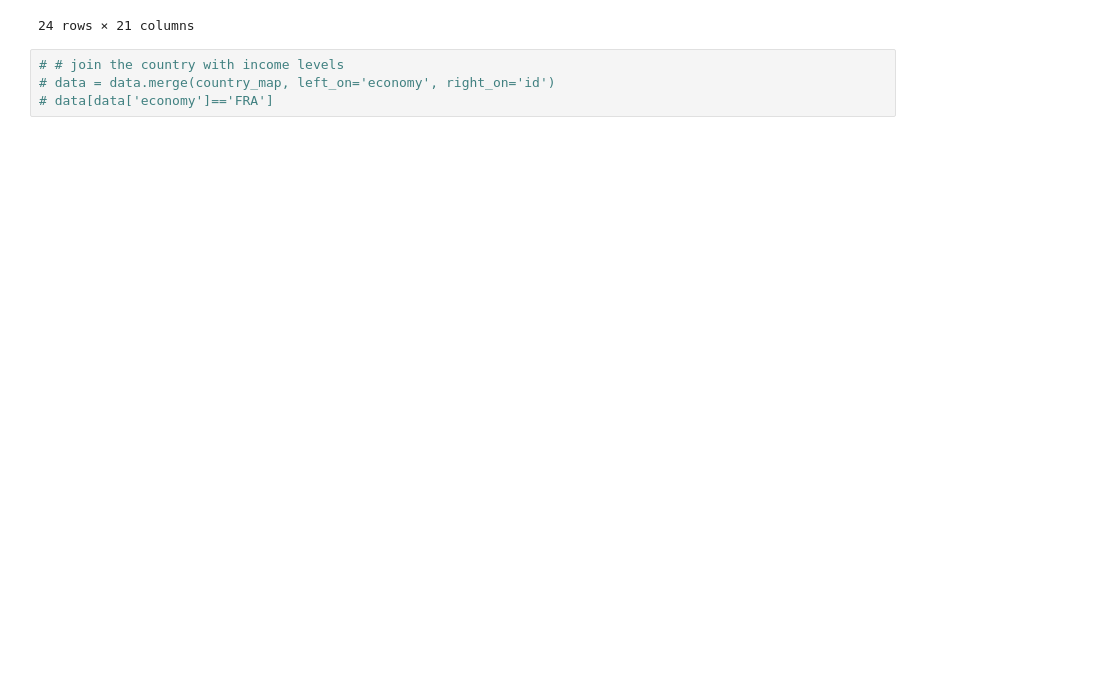
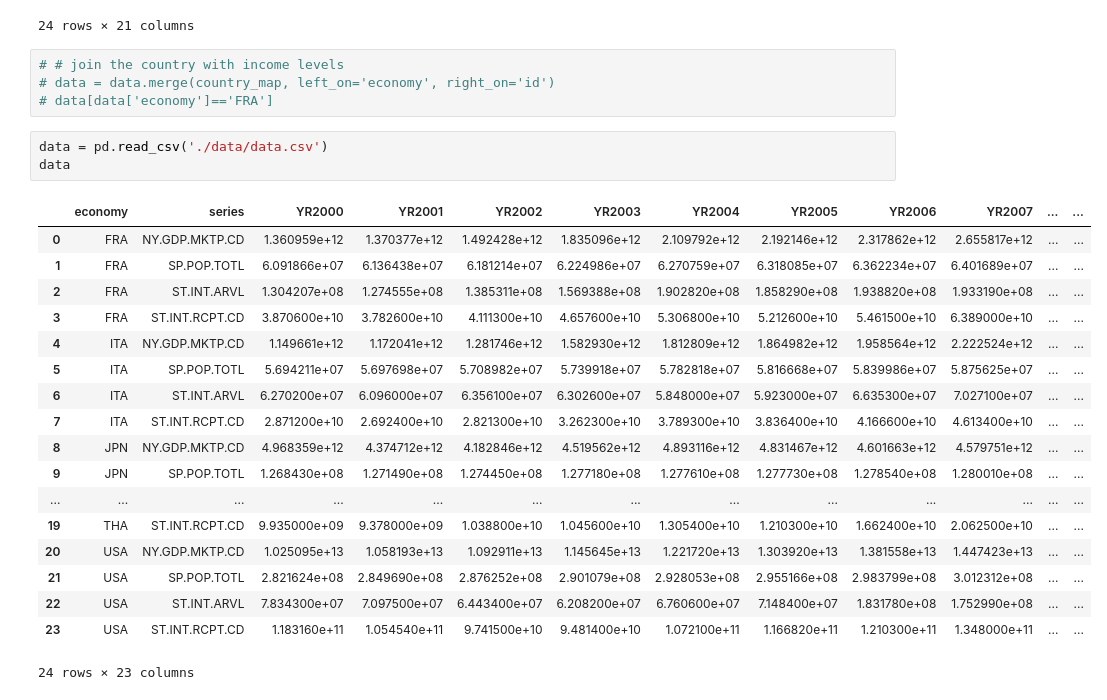
Before and after one commit to gamegtboyz/wb-top-traveling-analysis, a Jupyter notebook: test.ipynb, the cells around one changed output. Drawn from its saved outputs; the diff is of its cells as text; blank space fills up the shorter version.

```diff
--- a/test.ipynb
+++ b/test.ipynb
@@ -195,3 +195,25 @@ data
 # # join the country with income levels
 # data = data.merge(country_map, left_on='economy', right_on='id')
 # data[data['economy']=='FRA']
+# %%
+data = pd.read_csv('./data/data.csv')
+data
+# %% [output]
+|  | economy | series | YR2000 | YR2001 | YR2002 | YR2003 | YR2004 | YR2005 | YR2006 | YR2007 | ... | ... |
+| 0 | FRA | NY.GDP.MKTP.CD | 1.360959e+12 | 1.370377e+12 | 1.492428e+12 | 1.835096e+12 | 2.109792e+12 | 2.192146e+12 | 2.317862e+12 | 2.655817e+12 | ... | ... |
+| 1 | FRA | SP.POP.TOTL | 6.091866e+07 | 6.136438e+07 | 6.181214e+07 | 6.224986e+07 | 6.270759e+07 | 6.318085e+07 | 6.362234e+07 | 6.401689e+07 | ... | ... |
+| 2 | FRA | ST.INT.ARVL | 1.304207e+08 | 1.274555e+08 | 1.385311e+08 | 1.569388e+08 | 1.902820e+08 | 1.858290e+08 | 1.938820e+08 | 1.933190e+08 | ... | ... |
+| 3 | FRA | ST.INT.RCPT.CD | 3.870600e+10 | 3.782600e+10 | 4.111300e+10 | 4.657600e+10 | 5.306800e+10 | 5.212600e+10 | 5.461500e+10 | 6.389000e+10 | ... | ... |
+| 4 | ITA | NY.GDP.MKTP.CD | 1.149661e+12 | 1.172041e+12 | 1.281746e+12 | 1.582930e+12 | 1.812809e+12 | 1.864982e+12 | 1.958564e+12 | 2.222524e+12 | ... | ... |
+| 5 | ITA | SP.POP.TOTL | 5.694211e+07 | 5.697698e+07 | 5.708982e+07 | 5.739918e+07 | 5.782818e+07 | 5.816668e+07 | 5.839986e+07 | 5.875625e+07 | ... | ... |
+| 6 | ITA | ST.INT.ARVL | 6.270200e+07 | 6.096000e+07 | 6.356100e+07 | 6.302600e+07 | 5.848000e+07 | 5.923000e+07 | 6.635300e+07 | 7.027100e+07 | ... | ... |
+| 7 | ITA | ST.INT.RCPT.CD | 2.871200e+10 | 2.692400e+10 | 2.821300e+10 | 3.262300e+10 | 3.789300e+10 | 3.836400e+10 | 4.166600e+10 | 4.613400e+10 | ... | ... |
+| 8 | JPN | NY.GDP.MKTP.CD | 4.968359e+12 | 4.374712e+12 | 4.182846e+12 | 4.519562e+12 | 4.893116e+12 | 4.831467e+12 | 4.601663e+12 | 4.579751e+12 | ... | ... |
+| 9 | JPN | SP.POP.TOTL | 1.268430e+08 | 1.271490e+08 | 1.274450e+08 | 1.277180e+08 | 1.277610e+08 | 1.277730e+08 | 1.278540e+08 | 1.280010e+08 | ... | ... |
+| ... | ... | ... | ... | ... | ... | ... | ... | ... | ... | ... | ... | ... |
+| 19 | THA | ST.INT.RCPT.CD | 9.935000e+09 | 9.378000e+09 | 1.038800e+10 | 1.045600e+10 | 1.305400e+10 | 1.210300e+10 | 1.662400e+10 | 2.062500e+10 | ... | ... |
+| 20 | USA | NY.GDP.MKTP.CD | 1.025095e+13 | 1.058193e+13 | 1.092911e+13 | 1.145645e+13 | 1.221720e+13 | 1.303920e+13 | 1.381558e+13 | 1.447423e+13 | ... | ... |
+| 21 | USA | SP.POP.TOTL | 2.821624e+08 | 2.849690e+08 | 2.876252e+08 | 2.901079e+08 | 2.928053e+08 | 2.955166e+08 | 2.983799e+08 | 3.012312e+08 | ... | ... |
+| 22 | USA | ST.INT.ARVL | 7.834300e+07 | 7.097500e+07 | 6.443400e+07 | 6.208200e+07 | 6.760600e+07 | 7.148400e+07 | 1.831780e+08 | 1.752990e+08 | ... | ... |
+| 23 | USA | ST.INT.RCPT.CD | 1.183160e+11 | 1.054540e+11 | 9.741500e+10 | 9.481400e+10 | 1.072100e+11 | 1.166820e+11 | 1.210300e+11 | 1.348000e+11 | ... | ... |
+24 rows × 23 columns
```
Also changed, not shown: parts of 2 cells of this notebook, 2 other files.
